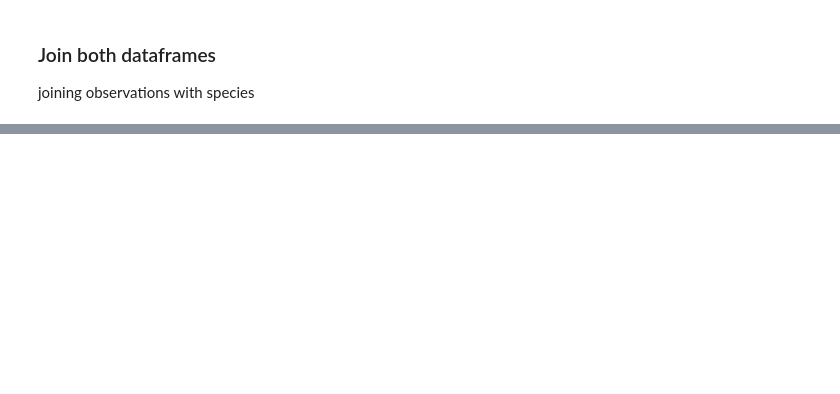
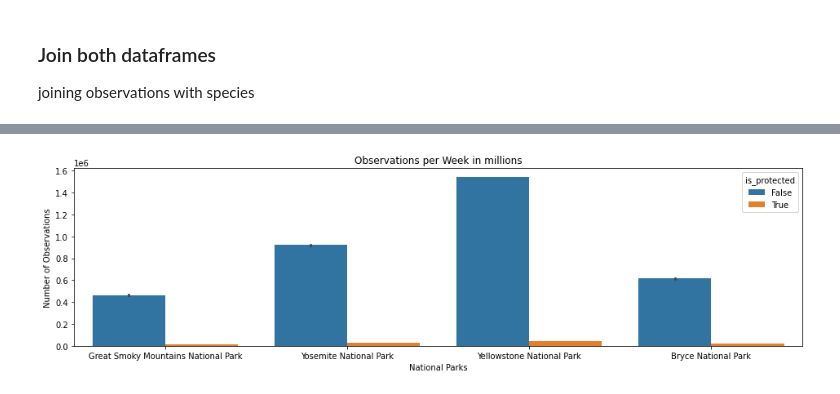
Before and after one commit to Lukas-Forst/data-analysis, a Jupyter notebook: biodiversity/biodiversity.ipynb, the cells around one changed output, grey strips where cells are left out. Saved outputs shown, nothing was run; the diff lists cells and outputs as text; code cells hidden in the pictures; blank space fills up the shorter version.

```diff
--- a/biodiversity/biodiversity.ipynb
+++ b/biodiversity/biodiversity.ipynb
@@ -271,0 +319,9 @@ df_new.head()
+# %%
+plt.figure(figsize=(16, 4))
+sns.barplot(x=df_new.park_name, y= df_new.observations, hue=df_new.is_protected, estimator=sum)
+plt.xlabel('National Parks')
+plt.ylabel('Number of Observations')
+plt.title('Observations per Week in millions')
+plt.show()
+# %% [output]
+[figure, added]
```
Also changed, not shown: parts of 42 cells of this notebook.
